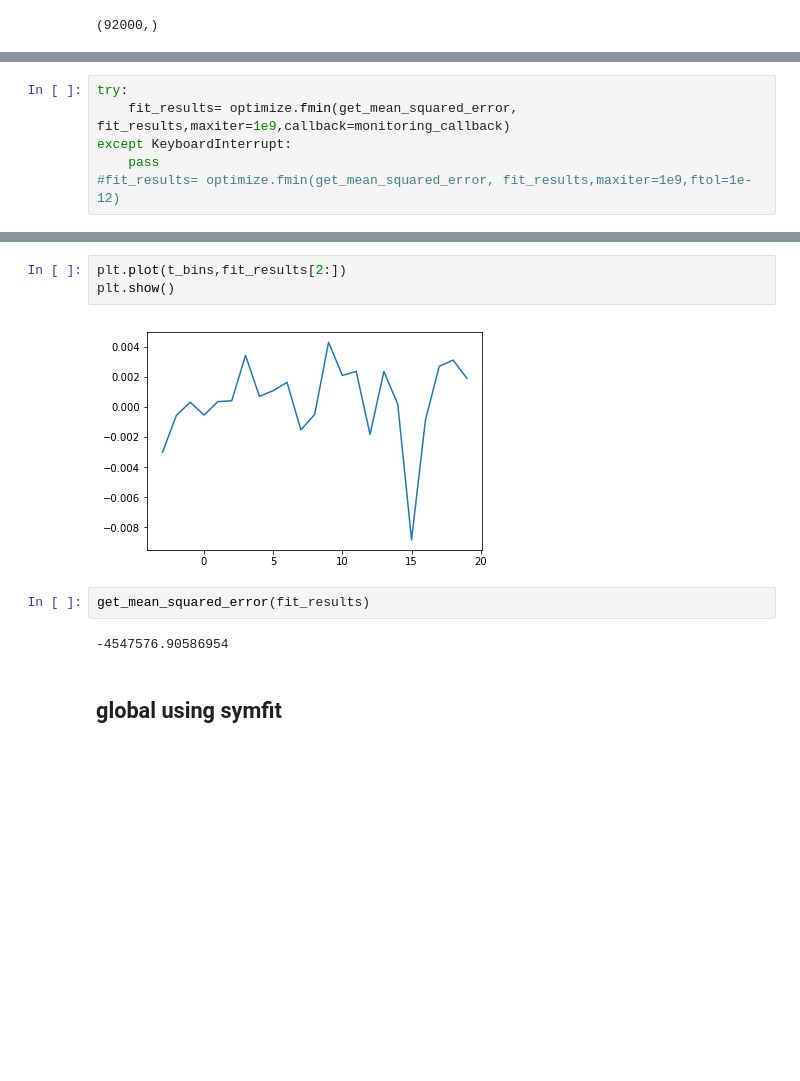
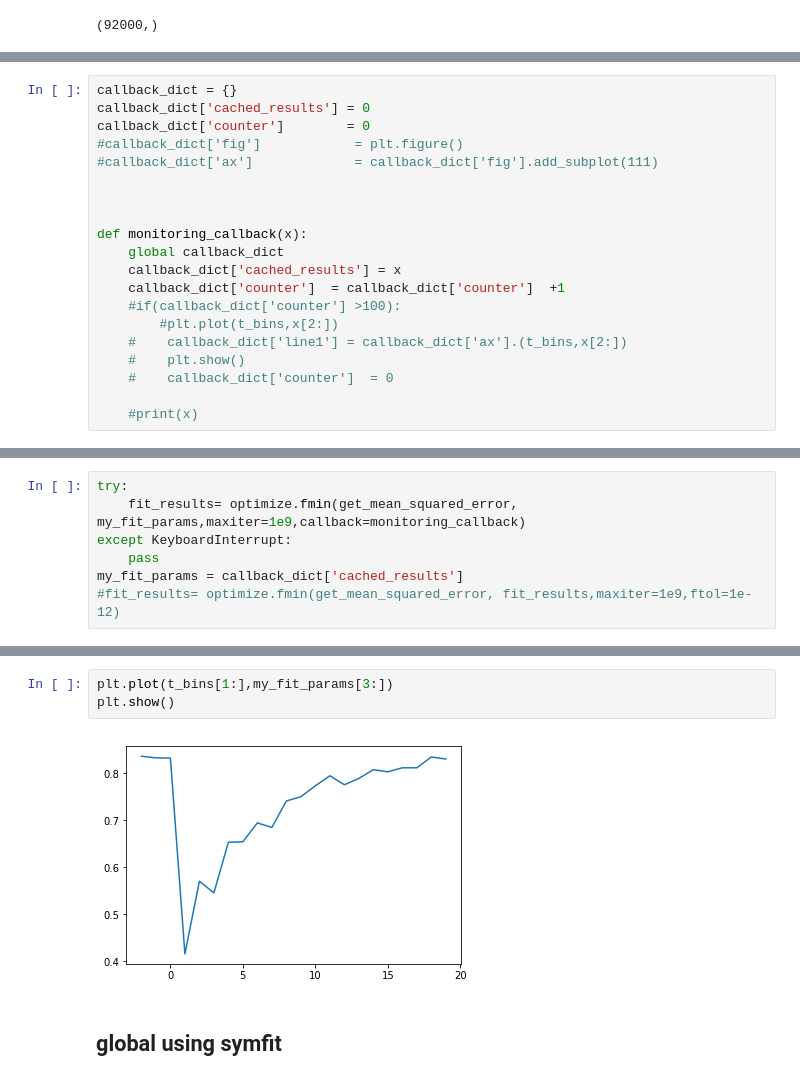
Before and after one commit to sioan/softXRayDataAndControls, a Jupyter notebook: experimentSpecificFiles/sxri0414/pump_probe_sim.ipynb, the cells around one changed output, grey strips where cells are left out. Saved outputs shown, nothing was run; the diff lists cells and outputs as text; blank space fills up the shorter version.

```diff
--- a/experimentSpecificFiles/sxri0414/pump_probe_sim.ipynb
+++ b/experimentSpecificFiles/sxri0414/pump_probe_sim.ipynb
@@ -157 +152,21 @@ def monitoring_callback(x):
+# %%
+callback_dict = {}
+callback_dict['cached_results'] = 0
+callback_dict['counter']        = 0
+#callback_dict['fig']            = plt.figure()
+#callback_dict['ax']             = callback_dict['fig'].add_subplot(111)
+
+
+
+def monitoring_callback(x):
+    global callback_dict
+    callback_dict['cached_results'] = x
+    callback_dict['counter']  = callback_dict['counter']  +1
+    #if(callback_dict['counter'] >100):
+        #plt.plot(t_bins,x[2:])
+    #    callback_dict['line1'] = callback_dict['ax'].(t_bins,x[2:])
+    #    plt.show()
+    #    callback_dict['counter']  = 0
+
+    #print(x)
 # %%
@@ -161,6 +174,7 @@ Warning: Maximum number of iterations has been exceeded.
 # %%
 try:
-    fit_results= optimize.fmin(get_mean_squared_error, fit_results,maxiter=1e9,callback=monitoring_callback)
+    fit_results= optimize.fmin(get_mean_squared_error, my_fit_params,maxiter=1e9,callback=monitoring_callback)
 except KeyboardInterrupt:
     pass
+my_fit_params = callback_dict['cached_results']
 #fit_results= optimize.fmin(get_mean_squared_error, fit_results,maxiter=1e9,ftol=1e-12)
@@ -179,12 +189,8 @@ fit_results = cached_results
 # %%
-plt.plot(t_bins,fit_results[2:])
+plt.plot(t_bins[1:],my_fit_params[3:])
 plt.show()
 # %% [output]
-[figure, old version]
+[figure, new version]
-# %%
-get_mean_squared_error(fit_results)
-# %% [output]
--4547576.90586954
 # %% [markdown]
 ## global using symfit
 # %% [markdown]
```
Also changed, not shown: parts of 8 cells of this notebook.
